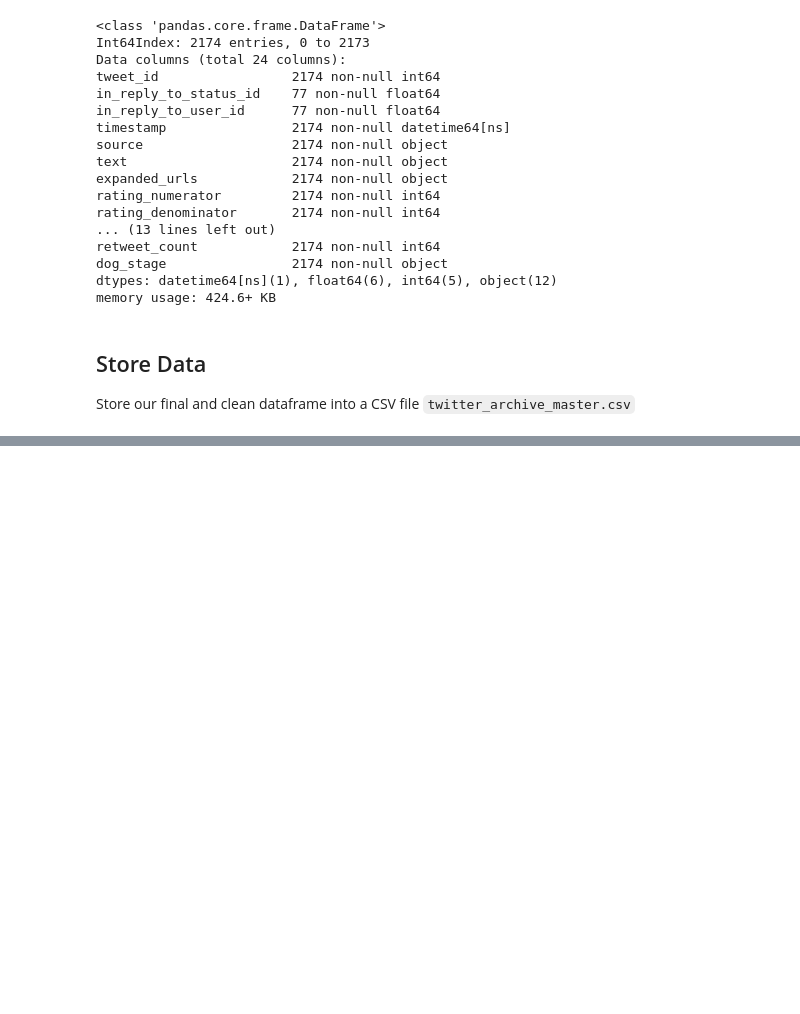
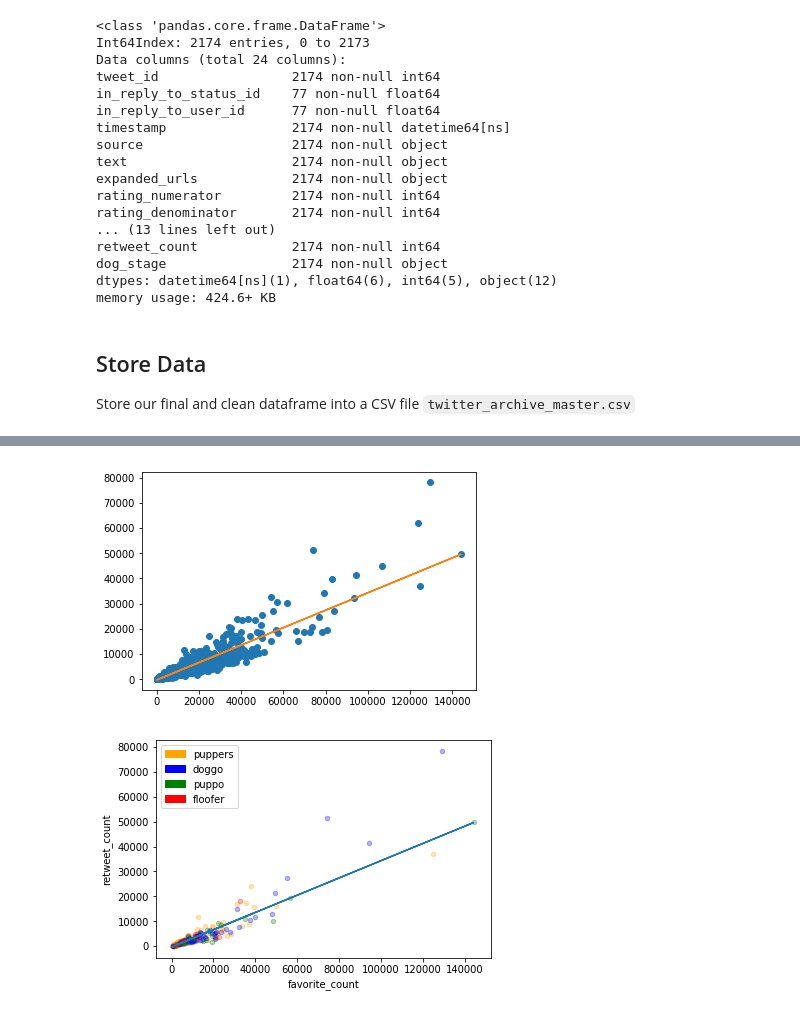
Before and after one commit to MrGeislinger/UdacityDAND_Proj_WrangleAndAnalyzeData, a Jupyter notebook: wrangle_act.ipynb, the cells around one changed output, grey strips where cells are left out. Saved outputs shown, nothing was run; the diff lists cells and outputs as text; code cells hidden in the pictures; blank space fills up the shorter version.

Commit message:
feat: Add insight plot of data in regards to retweets and favorites
    * Total data, dog stages, and a zoomed in dog stage plots were created
    * TODO: Written description of insights

```diff
--- a/wrangle_act.ipynb
+++ b/wrangle_act.ipynb
@@ -772,0 +780,7 @@ df_clean_final.to_csv('twitter_archive_master.csv')
+# %%
+#observe number of most common dog breeds
+#dog stages and number retweets
+#retweets vs favorites x
+#rating vs favorites
+
+df_clean_final = pd.read_csv('twitter_archive_master.csv')
@@ -772,0 +791,50 @@ df_clean_final.to_csv('twitter_archive_master.csv')
+# %%
+# Create a (sub)database of only attributes I care about
+df = df_clean_final[['retweet_count', 'favorite_count', 'dog_stage']]
+
+# limit number for testing
+# df=df.iloc[0:1000]
+
+
+# xx = df.plot(kind = 'scatter', x = 'favorite_count', y='retweet_count', color='Black', alpha=0.3)
+
+y,x = df.retweet_count, df.favorite_count
+
+slope, intercept, r_value, p_value, std_err = stats.linregress(x,y)
+
+line = slope*x+intercept
+
+plt.plot(x,y,'o', x, line)
+
+
+
+#####
+
+
+# Create separate databases for each dog stage (don't count mutliple classifications)
+df_puppers = df[df['dog_stage'] == 'pupper']
+df_puppo = df[df['dog_stage'] == 'puppo']
+df_doggo = df[df['dog_stage'] == 'doggo']
+df_floofer = df[df['dog_stage'] == 'floofer']
+df_none = df[df['dog_stage'] == 'None']
+
+
+# Plot all data to see general shape
+bx = df_puppers.plot(kind = 'scatter', x = 'favorite_count', y='retweet_count', color='Orange', alpha=0.3)
+df_doggo.plot(kind = 'scatter', x = 'favorite_count', y='retweet_count', color='Blue', ax = bx, alpha=0.3)
+df_puppo.plot(kind = 'scatter', x = 'favorite_count', y='retweet_count', color='Green', ax = bx, alpha=0.3)
+df_floofer.plot(kind = 'scatter', x = 'favorite_count', y='retweet_count', color='Red', ax = bx, alpha=0.3)
+
+
+# Legend
+puppers = mpatches.Patch(label='puppers', color = 'Orange')
+doggo = mpatches.Patch(label='doggo', color = 'Blue')
+puppo = mpatches.Patch(label='puppo', color = 'Green')
+floofer = mpatches.Patch(label='floofer', color = 'Red')
+
+plt.legend(handles=[puppers,doggo,puppo,floofer])
+plt.plot(x, line)
+plt.show()
+# %% [output]
+[figure, added]
+[figure, added]
```
Also changed, not shown: parts of 4 cells of this notebook.
